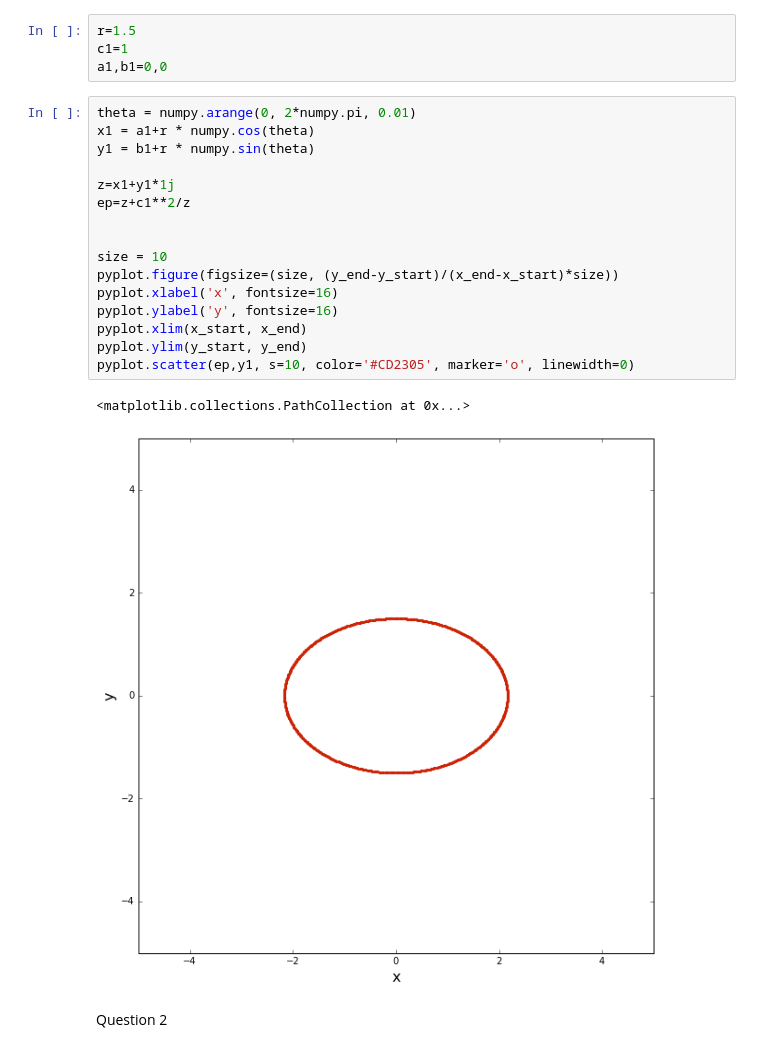
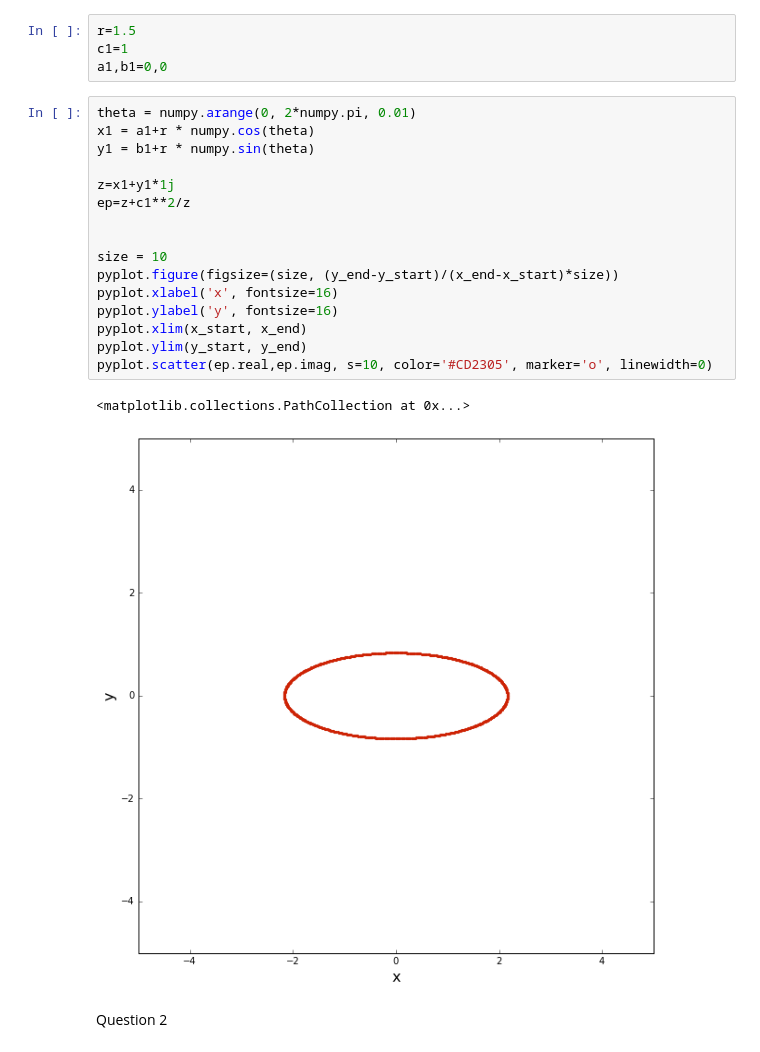
Before and after one commit to wuxuetianzi/mae6226-workspace, a Jupyter notebook: assignment2.ipynb, the cells around one changed output. Cells and saved outputs as stored; diff of their text form.

```diff
--- a/assignment2.ipynb
+++ b/assignment2.ipynb
@@ -55,22 +55,22 @@ a1,b1=0,0
 # %%
 theta = numpy.arange(0, 2*numpy.pi, 0.01)
 x1 = a1+r * numpy.cos(theta)
 y1 = b1+r * numpy.sin(theta)
 
 z=x1+y1*1j
 ep=z+c1**2/z
 
 
 size = 10
 pyplot.figure(figsize=(size, (y_end-y_start)/(x_end-x_start)*size))
 pyplot.xlabel('x', fontsize=16)
 pyplot.ylabel('y', fontsize=16)
 pyplot.xlim(x_start, x_end)
 pyplot.ylim(y_start, y_end)
-pyplot.scatter(ep,y1, s=10, color='#CD2305', marker='o', linewidth=0)
+pyplot.scatter(ep.real,ep.imag, s=10, color='#CD2305', marker='o', linewidth=0)
 # %% [output]
 <matplotlib.collections.PathCollection at 0x...>
-[figure, old version]
+[figure, new version]
 # %% [markdown]
 Question 2
 # %%
```
Also changed, not shown: parts of 39 cells of this notebook.
